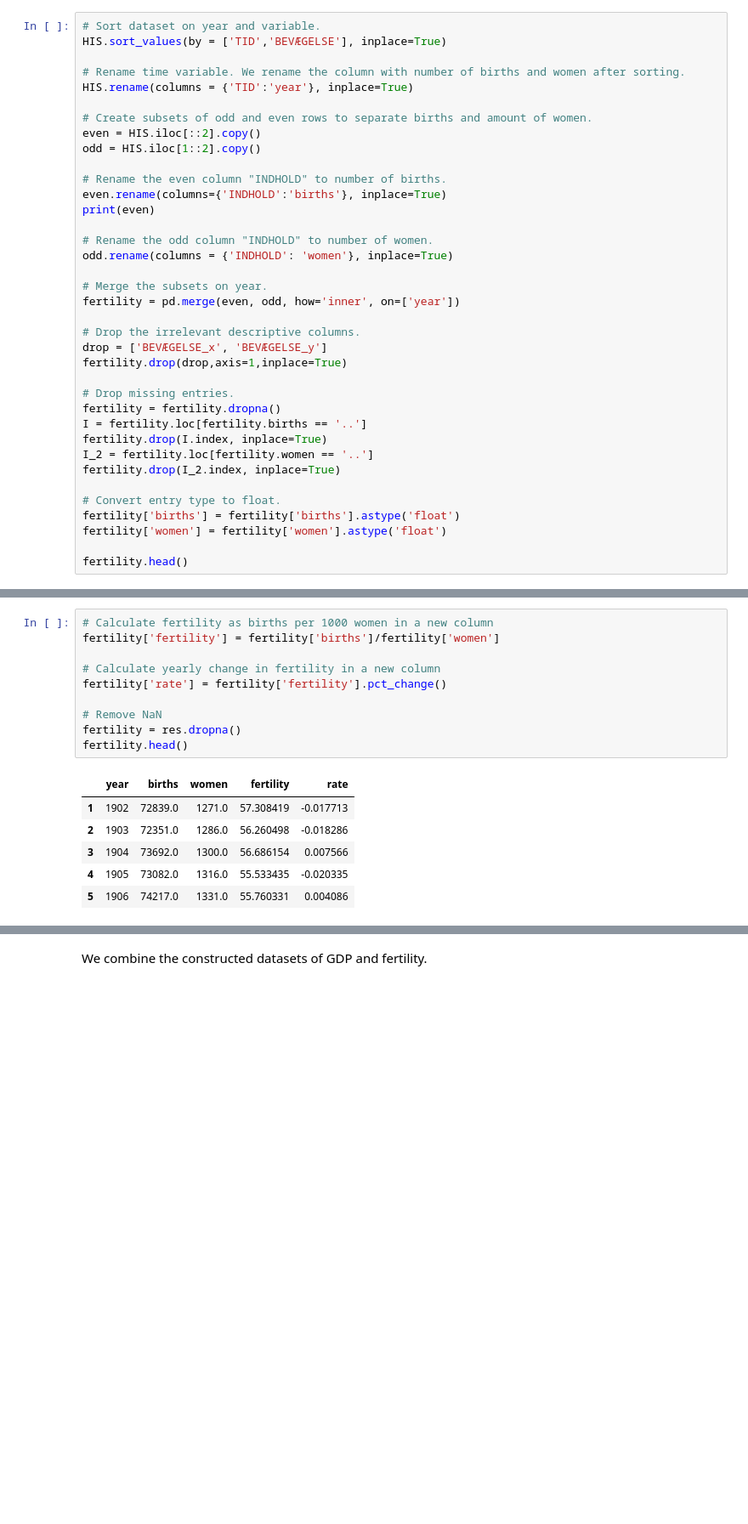
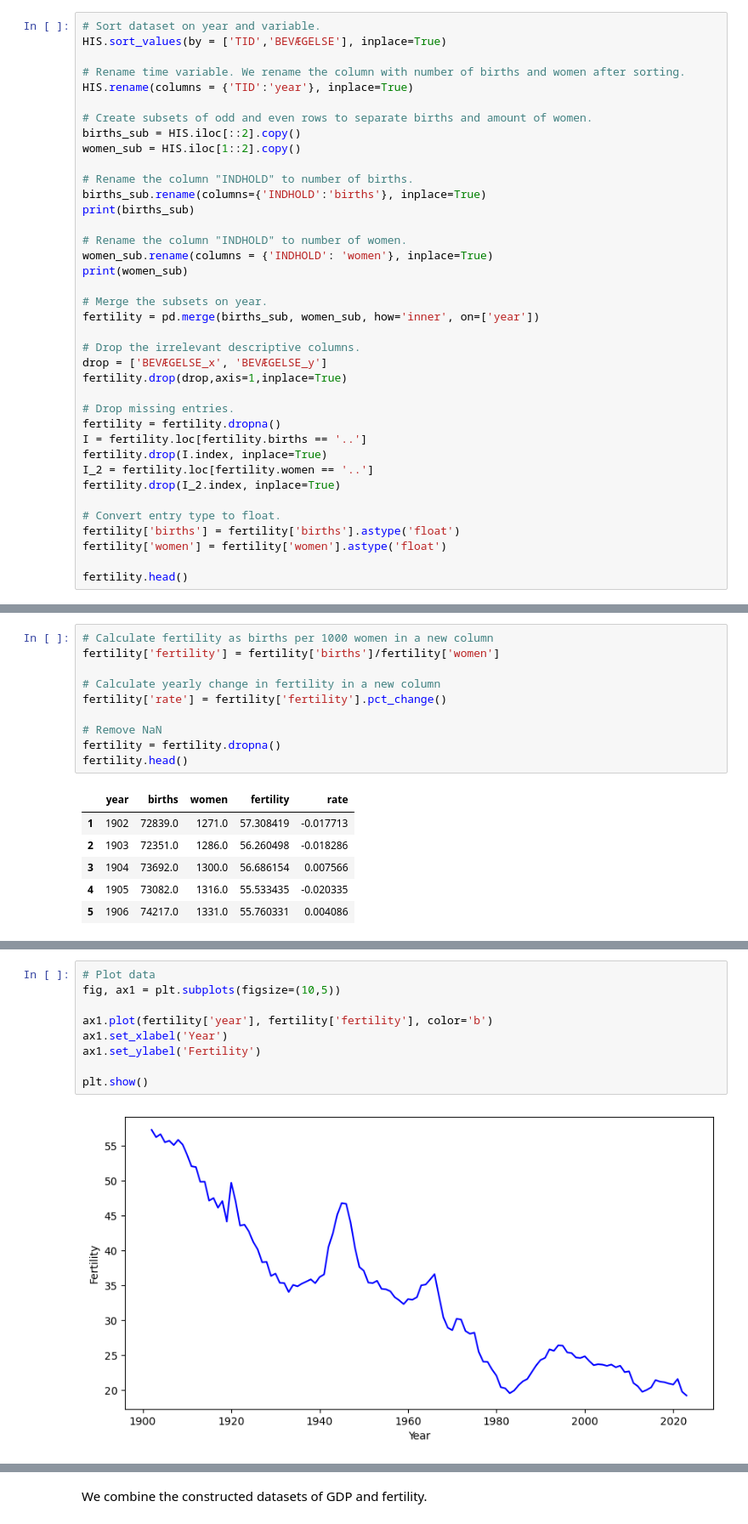
Before and after one commit to NumEconCopenhagen/projects-2024-anne-sofie-ida-anna-livia, a Jupyter notebook: dataproject/dataproject.ipynb, the cells around one changed output, grey strips where cells are left out. Shown: that part at 85% size. Cells and saved outputs as stored; diff of their text form; blank space fills up the shorter version.

```diff
--- a/dataproject/dataproject.ipynb
+++ b/dataproject/dataproject.ipynb
@@ -91,18 +94,19 @@ HIS.sort_values(by = ['TID','BEVÆGELSE'], inplace=True)
 HIS.rename(columns = {'TID':'year'}, inplace=True)
 
 # Create subsets of odd and even rows to separate births and amount of women.
-even = HIS.iloc[::2].copy()
-odd = HIS.iloc[1::2].copy()
+births_sub = HIS.iloc[::2].copy()
+women_sub = HIS.iloc[1::2].copy()
 
-# Rename the even column "INDHOLD" to number of births.
-even.rename(columns={'INDHOLD':'births'}, inplace=True)
-print(even)
+# Rename the column "INDHOLD" to number of births.
+births_sub.rename(columns={'INDHOLD':'births'}, inplace=True)
+print(births_sub)
 
-# Rename the odd column "INDHOLD" to number of women.
-odd.rename(columns = {'INDHOLD': 'women'}, inplace=True)
+# Rename the column "INDHOLD" to number of women.
+women_sub.rename(columns = {'INDHOLD': 'women'}, inplace=True)
+print(women_sub)
 
 # Merge the subsets on year.
-fertility = pd.merge(even, odd, how='inner', on=['year'])
+fertility = pd.merge(births_sub, women_sub, how='inner', on=['year'])
 
 # Drop the irrelevant descriptive columns.
 drop = ['BEVÆGELSE_x', 'BEVÆGELSE_y']
@@ -149,7 +156,7 @@ fertility['fertility'] = fertility['births']/fertility['women']
 fertility['rate'] = fertility['fertility'].pct_change()
 
 # Remove NaN
-fertility = res.dropna()
+fertility = fertility.dropna()
 fertility.head()
 # %% [output]
 |  | year | births | women | fertility | rate |
@@ -160,0 +170,11 @@ fertility.head()
+# %%
+# Plot data
+fig, ax1 = plt.subplots(figsize=(10,5))
+
+ax1.plot(fertility['year'], fertility['fertility'], color='b')
+ax1.set_xlabel('Year')
+ax1.set_ylabel('Fertility')
+
+plt.show()
+# %% [output]
+[figure, added]
```
Also changed, not shown: parts of 9 cells of this notebook.
